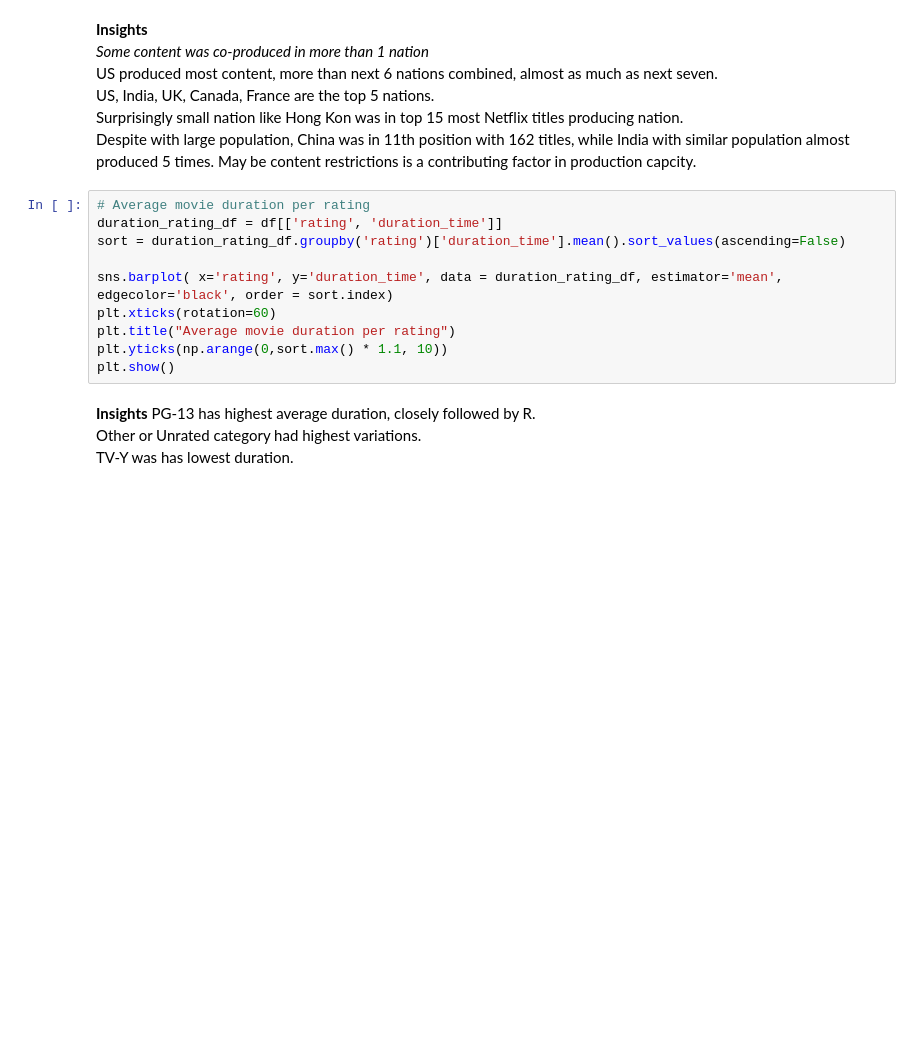
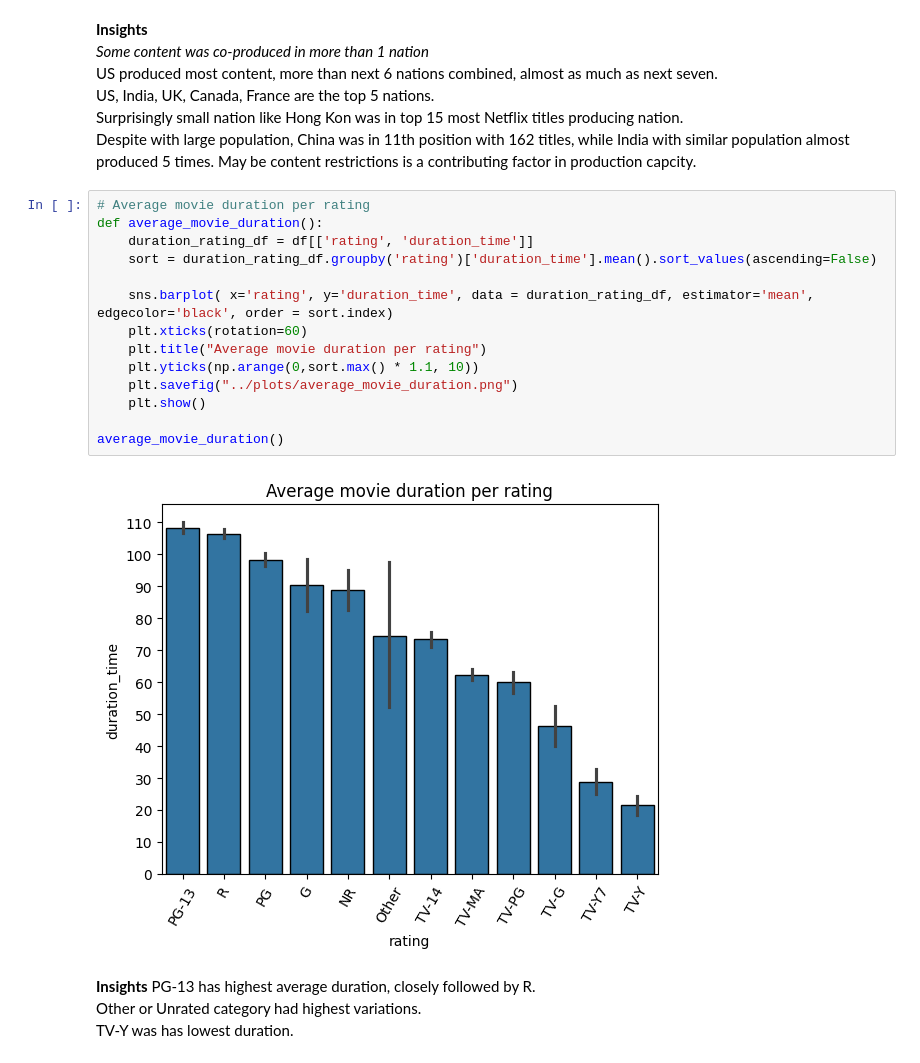
Before and after one commit to nikhilgusain/Netflix-ratings-analysis, a Jupyter notebook: notebooks/analysis.ipynb, the cells around one changed output. Drawn from its saved outputs; the diff is of its cells as text; blank space fills up the shorter version.

```diff
--- a/notebooks/analysis.ipynb
+++ b/notebooks/analysis.ipynb
@@ -430,14 +458,20 @@ Surprisingly small nation like Hong Kon was in top 15 most Netflix titles produc
 Despite with large population, China was in 11th position with 162 titles, while India with similar population almost produced 5 times. May be content restrictions is a contributing factor in production capcity.
 # %%
 # Average movie duration per rating
-duration_rating_df = df[['rating', 'duration_time']]
-sort = duration_rating_df.groupby('rating')['duration_time'].mean().sort_values(ascending=False)
+def average_movie_duration():
+    duration_rating_df = df[['rating', 'duration_time']]
+    sort = duration_rating_df.groupby('rating')['duration_time'].mean().sort_values(ascending=False)
 
-sns.barplot( x='rating', y='duration_time', data = duration_rating_df, estimator='mean', edgecolor='black', order = sort.index)
-plt.xticks(rotation=60)
-plt.title("Average movie duration per rating")
-plt.yticks(np.arange(0,sort.max() * 1.1, 10))
-plt.show()
+    sns.barplot( x='rating', y='duration_time', data = duration_rating_df, estimator='mean', edgecolor='black', order = sort.index)
+    plt.xticks(rotation=60)
+    plt.title("Average movie duration per rating")
+    plt.yticks(np.arange(0,sort.max() * 1.1, 10))
+    plt.savefig("../plots/average_movie_duration.png")
+    plt.show()
+
+average_movie_duration()
+# %% [output]
+[figure, added]
 # %% [markdown]
 **Insights**
 PG-13 has highest average duration, closely followed by R.
```
Also changed, not shown: parts of 8 cells of this notebook.
